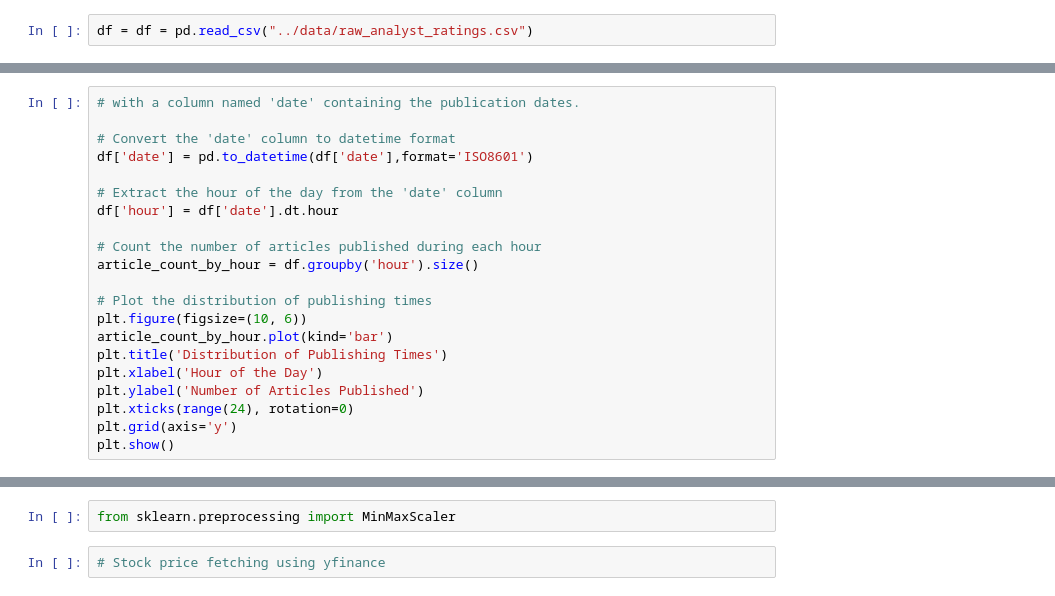
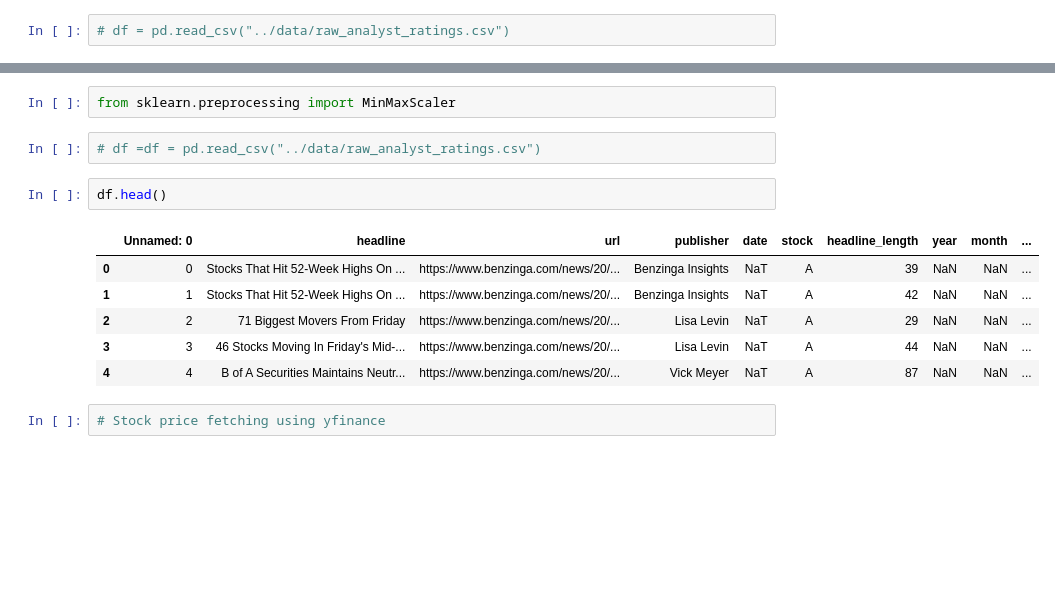
Before and after one commit to Yaadee/Finance_Data_Analysis, a Jupyter notebook: notebooks/Financial_EDA.ipynb, the cells around one changed output, grey strips where cells are left out. Cells and saved outputs as stored; diff of their text form; blank space fills up the shorter version.

```diff
--- a/notebooks/Financial_EDA.ipynb
+++ b/notebooks/Financial_EDA.ipynb
@@ -225,4 +348,4 @@ plt.show()
 # %% [markdown]
  # Analysis of publishing times might reveal if there’s a specific time when most news is released, which could be crucial for traders and automated trading systems
 # %%
-df = df = pd.read_csv("../data/raw_analyst_ratings.csv")
+# df = pd.read_csv("../data/raw_analyst_ratings.csv")
@@ -512,24 +485,3 @@ plt.show()
-# %%
-# with a column named 'date' containing the publication dates.
-
-# Convert the 'date' column to datetime format
-df['date'] = pd.to_datetime(df['date'],format='ISO8601')
-
-# Extract the hour of the day from the 'date' column
-df['hour'] = df['date'].dt.hour
-
-# Count the number of articles published during each hour
-article_count_by_hour = df.groupby('hour').size()
-
-# Plot the distribution of publishing times
-plt.figure(figsize=(10, 6))
-article_count_by_hour.plot(kind='bar')
-plt.title('Distribution of Publishing Times')
-plt.xlabel('Hour of the Day')
-plt.ylabel('Number of Articles Published')
-plt.xticks(range(24), rotation=0)
-plt.grid(axis='y')
-plt.show()
 # %% [markdown]
 # What if the publisher is an Orginization which contributes most to news?
 # if eamil is used as publisher name we can extract unique domains
@@ -564,6 +531,17 @@ print(f"\nThe most contributing domain is '{most_contributor_domain}' with {arti
 #  Task-2
 # %%
 from sklearn.preprocessing import MinMaxScaler
+# %%
+# df =df = pd.read_csv("../data/raw_analyst_ratings.csv")
+# %%
+df.head()
+# %% [output]
+|  | Unnamed: 0 | headline | url | publisher | date | stock | headline_length | year | month | ... |
+| 0 | 0 | Stocks That Hit 52-Week Highs On ... | https://www.benzinga.com/news/20/... | Benzinga Insights | NaT | A | 39 | NaN | NaN | ... |
+| 1 | 1 | Stocks That Hit 52-Week Highs On ... | https://www.benzinga.com/news/20/... | Benzinga Insights | NaT | A | 42 | NaN | NaN | ... |
+| 2 | 2 | 71 Biggest Movers From Friday | https://www.benzinga.com/news/20/... | Lisa Levin | NaT | A | 29 | NaN | NaN | ... |
+| 3 | 3 | 46 Stocks Moving In Friday's Mid-... | https://www.benzinga.com/news/20/... | Lisa Levin | NaT | A | 44 | NaN | NaN | ... |
+| 4 | 4 | B of A Securities Maintains Neutr... | https://www.benzinga.com/news/20/... | Vick Meyer | NaT | A | 87 | NaN | NaN | ... |
 # %%
 # Stock price fetching using yfinance
 # %%
```
Also changed, not shown: parts of 26 cells of this notebook, 1 other file.
